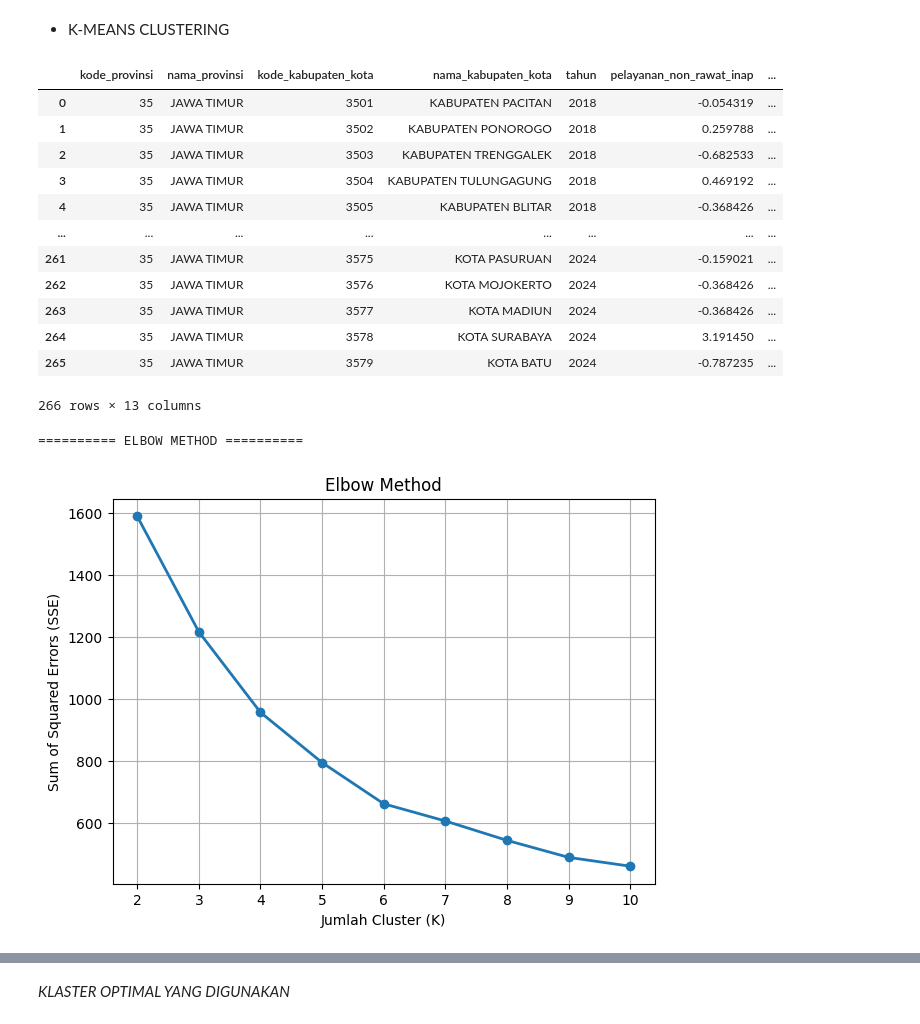
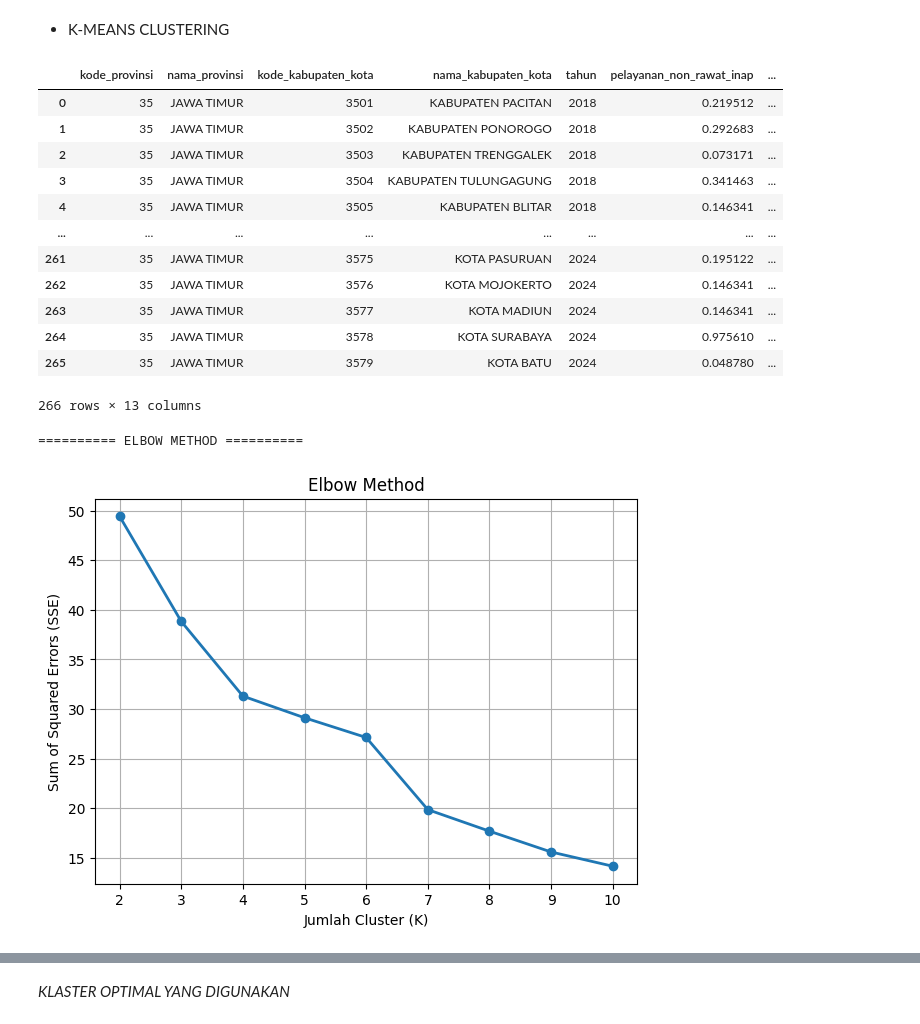
Before and after one commit to cecilskripsian/skripsi-cecil-cluster-code, a Jupyter notebook: data_skripsi/data_normalisasi_MinMax.ipynb, the cells around one changed output, grey strips where cells are left out. Cells and saved outputs as stored; diff of their text form; code cells hidden in the pictures.

```diff
--- a/data_skripsi/data_normalisasi_MinMax.ipynb
+++ b/data_skripsi/data_normalisasi_MinMax.ipynb
@@ -3,25 +3,25 @@
 # %%
 import pandas as pd
-from sklearn.preprocessing import StandardScaler
+from sklearn.preprocessing import MinMaxScaler
 
 # ==============================================================================
 # DATA
 # ==============================================================================
-df_zscore = pd.read_csv('dataset_fasilitas_kesehatan_skripsi_kedua.csv')
+df_minmax = pd.read_csv('dataset_fasilitas_kesehatan_skripsi_kedua.csv')
 kolom_string = [
     'kode_provinsi',
     'kode_kabupaten_kota',
 ]
 
-df_zscore[kolom_string] = df_zscore[kolom_string].astype(str)
+df_minmax[kolom_string] = df_minmax[kolom_string].astype(str)
 
 kolom_numerik = [
-    col for col in df_zscore.select_dtypes(include='number').columns
+    col for col in df_minmax.select_dtypes(include='number').columns
     if col != 'tahun'
 ]
 
 print("=========== DATA ===========")
-df_zscore
+df_minmax
 # %% [output]
 =========== DATA ===========
 |  | kode_provinsi | nama_provinsi | kode_kabupaten_kota | nama_kabupaten_kota | tahun | pelayanan_non_rawat_inap | ... |
@@ -39,12 +39,12 @@ df_zscore
 266 rows × 13 columns
 # %%
 # ==============================================================================
-# STANDARDISASI Z-SCORE
+# STANDARDISASI MIN-MAX
 # ==============================================================================
-scaler = StandardScaler()
+scaler = MinMaxScaler()
 
-df_zscore[kolom_numerik] = scaler.fit_transform(df_zscore[kolom_numerik])
+df_minmax[kolom_numerik] = scaler.fit_transform(df_minmax[kolom_numerik])
 
-print("========== HASIL STANDARDISASI Z-SCORE ==========")
-df_zscore
+print("========== HASIL STANDARDISASI MIN-MAX ==========")
+df_minmax
 # %% [output]
@@ -74,21 +74,21 @@ from sklearn.metrics import silhouette_score, davies_bouldin_score, calinski_har
 # DATA
 #===============================================================================
 
-df_zscore_kmeans = df_zscore.copy()
-df_zscore_kmeans
+df_minmax_kmeans = df_minmax.copy()
+df_minmax_kmeans
 # %% [output]
 |  | kode_provinsi | nama_provinsi | kode_kabupaten_kota | nama_kabupaten_kota | tahun | pelayanan_non_rawat_inap | ... |
-| 0 | 35 | JAWA TIMUR | 3501 | KABUPATEN PACITAN | 2018 | -0.054319 | ... |
-| 1 | 35 | JAWA TIMUR | 3502 | KABUPATEN PONOROGO | 2018 | 0.259788 | ... |
-| 2 | 35 | JAWA TIMUR | 3503 | KABUPATEN TRENGGALEK | 2018 | -0.682533 | ... |
-| 3 | 35 | JAWA TIMUR | 3504 | KABUPATEN TULUNGAGUNG | 2018 | 0.469192 | ... |
-| 4 | 35 | JAWA TIMUR | 3505 | KABUPATEN BLITAR | 2018 | -0.368426 | ... |
+| 0 | 35 | JAWA TIMUR | 3501 | KABUPATEN PACITAN | 2018 | 0.219512 | ... |
+| 1 | 35 | JAWA TIMUR | 3502 | KABUPATEN PONOROGO | 2018 | 0.292683 | ... |
+| 2 | 35 | JAWA TIMUR | 3503 | KABUPATEN TRENGGALEK | 2018 | 0.073171 | ... |
+| 3 | 35 | JAWA TIMUR | 3504 | KABUPATEN TULUNGAGUNG | 2018 | 0.341463 | ... |
+| 4 | 35 | JAWA TIMUR | 3505 | KABUPATEN BLITAR | 2018 | 0.146341 | ... |
 | ... | ... | ... | ... | ... | ... | ... | ... |
-| 261 | 35 | JAWA TIMUR | 3575 | KOTA PASURUAN | 2024 | -0.159021 | ... |
-| 262 | 35 | JAWA TIMUR | 3576 | KOTA MOJOKERTO | 2024 | -0.368426 | ... |
-| 263 | 35 | JAWA TIMUR | 3577 | KOTA MADIUN | 2024 | -0.368426 | ... |
-| 264 | 35 | JAWA TIMUR | 3578 | KOTA SURABAYA | 2024 | 3.191450 | ... |
-| 265 | 35 | JAWA TIMUR | 3579 | KOTA BATU | 2024 | -0.787235 | ... |
+| 261 | 35 | JAWA TIMUR | 3575 | KOTA PASURUAN | 2024 | 0.195122 | ... |
+| 262 | 35 | JAWA TIMUR | 3576 | KOTA MOJOKERTO | 2024 | 0.146341 | ... |
+| 263 | 35 | JAWA TIMUR | 3577 | KOTA MADIUN | 2024 | 0.146341 | ... |
+| 264 | 35 | JAWA TIMUR | 3578 | KOTA SURABAYA | 2024 | 0.975610 | ... |
+| 265 | 35 | JAWA TIMUR | 3579 | KOTA BATU | 2024 | 0.048780 | ... |
 266 rows × 13 columns
 # %%
 #===============================================================================
@@ -103,35 +103,35 @@ print("========== ELBOW METHOD ==========")
 
 sse = []
 
 K = range(2, 11)
 
 for k in K:
     kmeans = KMeans(
         n_clusters=k,
         init='k-means++',
         random_state=42
     )
-    kmeans.fit(df_zscore_kmeans[kolom_numerik])
+    kmeans.fit(df_minmax_kmeans[kolom_numerik])
     sse.append(kmeans.inertia_)
 
 plt.figure(figsize=(7,5))
 plt.plot(
     K,
     sse,
     marker='o',
     linewidth=2
 )
 
 plt.title("Elbow Method")
 plt.xlabel("Jumlah Cluster (K)")
 plt.ylabel("Sum of Squared Errors (SSE)")
 plt.xticks(K)
 plt.grid(True)
 
 plt.show()
 # %% [output]
 ========== ELBOW METHOD ==========
-[figure, old version]
+[figure, new version]
 # %%
 # --------------------------
 # 1.2. SILHOUETTE SCORE, DAVIES-BOULDIN INDEX, CALINSKI-HARABASZ INDEX
```
Also changed, not shown: parts of 13 cells of this notebook, 7 other files.
